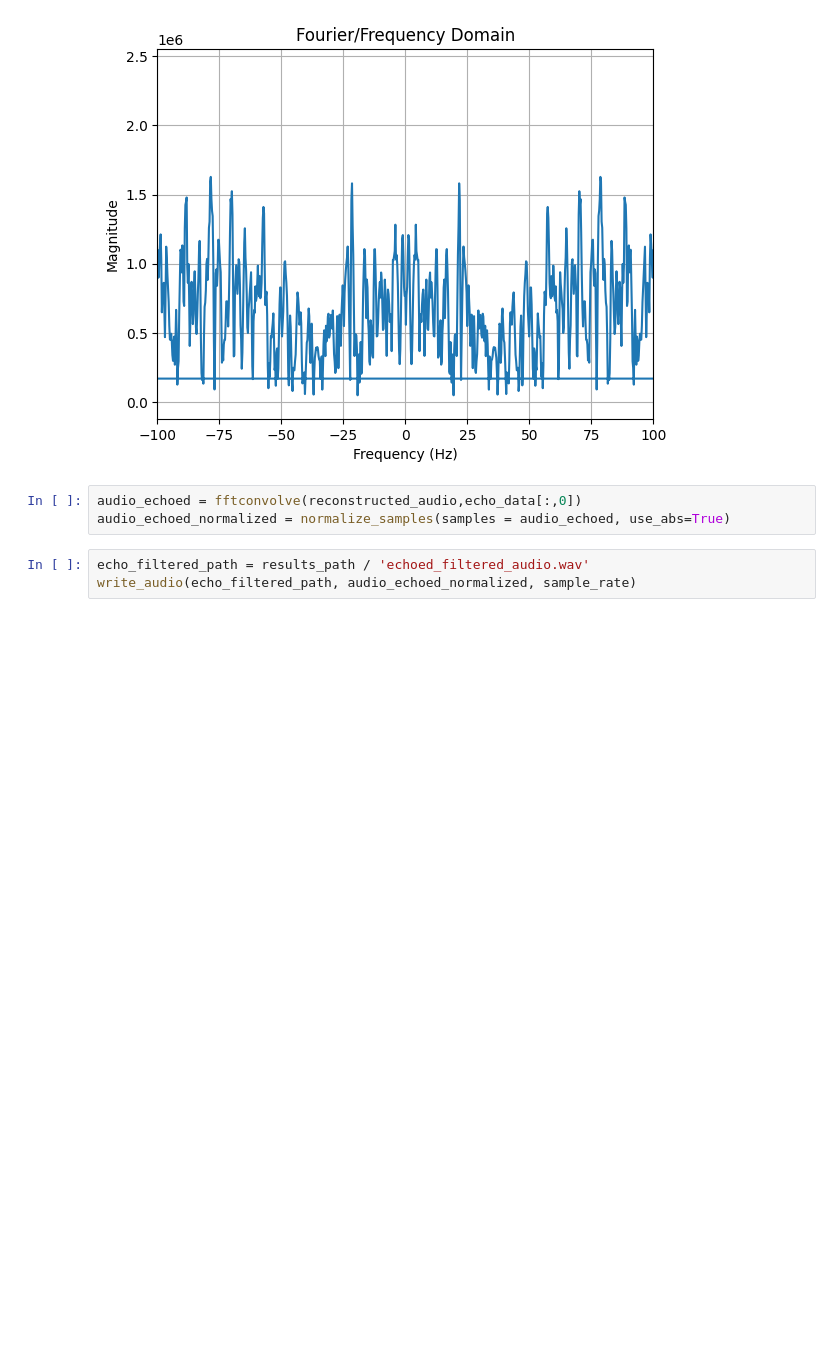
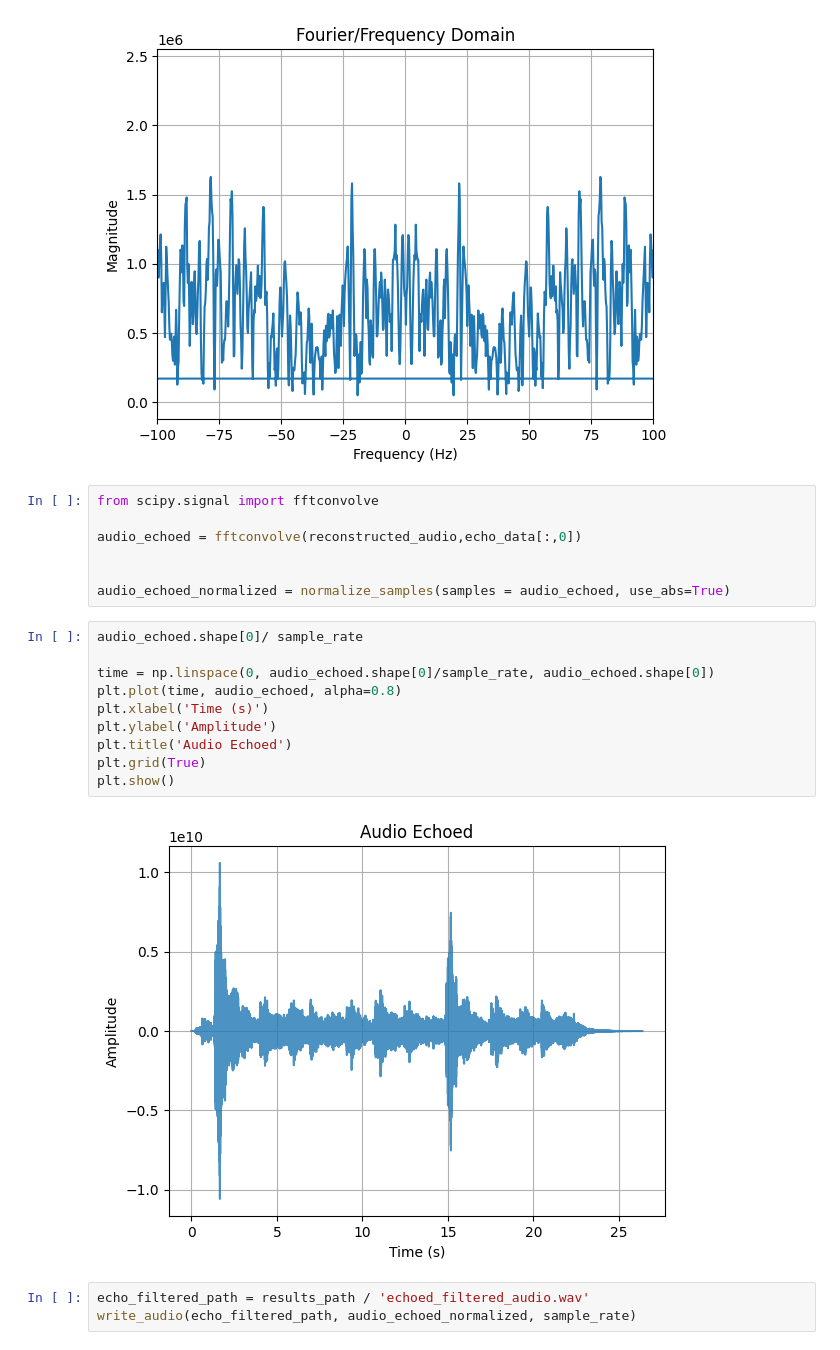
Before and after one commit to mtxslv/audio-processing-with-python, a Jupyter notebook: notebooks/end_to_end_processing.ipynb, the cells around one changed output. Saved outputs shown, nothing was run; the diff lists cells and outputs as text; blank space fills up the shorter version.

```diff
--- a/notebooks/end_to_end_processing.ipynb
+++ b/notebooks/end_to_end_processing.ipynb
@@ -87,8 +92,24 @@ plot_audio_in_frequency(xf_echo, yf_echo[:-1],[-100,100])
 # %% [output]
 [figure]
 # %%
+from scipy.signal import fftconvolve
+
 audio_echoed = fftconvolve(reconstructed_audio,echo_data[:,0])
+
+
 audio_echoed_normalized = normalize_samples(samples = audio_echoed, use_abs=True)
+# %%
+audio_echoed.shape[0]/ sample_rate
+
+time = np.linspace(0, audio_echoed.shape[0]/sample_rate, audio_echoed.shape[0])
+plt.plot(time, audio_echoed, alpha=0.8)
+plt.xlabel('Time (s)')
+plt.ylabel('Amplitude')
+plt.title('Audio Echoed')
+plt.grid(True)
+plt.show()
+# %% [output]
+[figure, added]
 # %%
 echo_filtered_path = results_path / 'echoed_filtered_audio.wav'
 write_audio(echo_filtered_path, audio_echoed_normalized, sample_rate)
```
Also changed, not shown: parts of 5 cells of this notebook.
